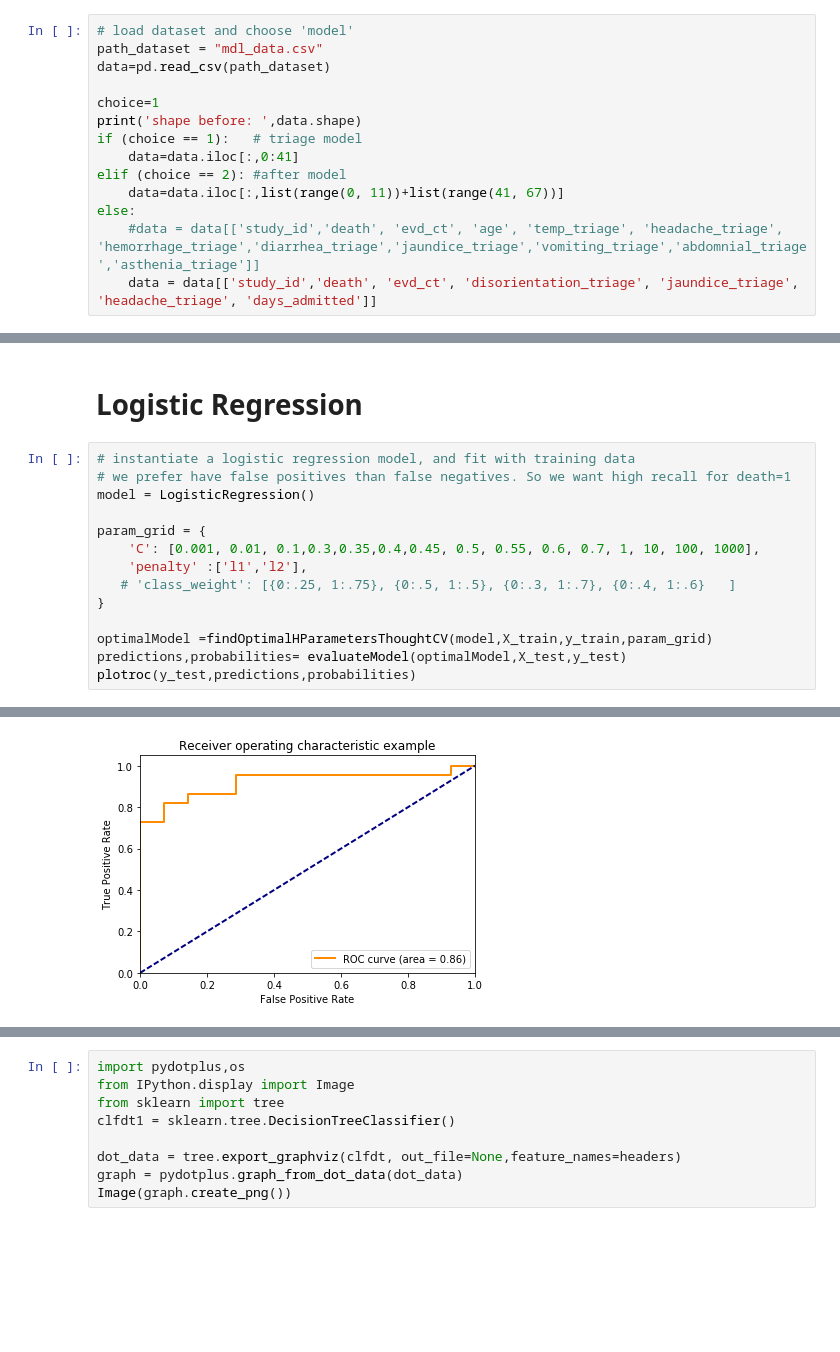
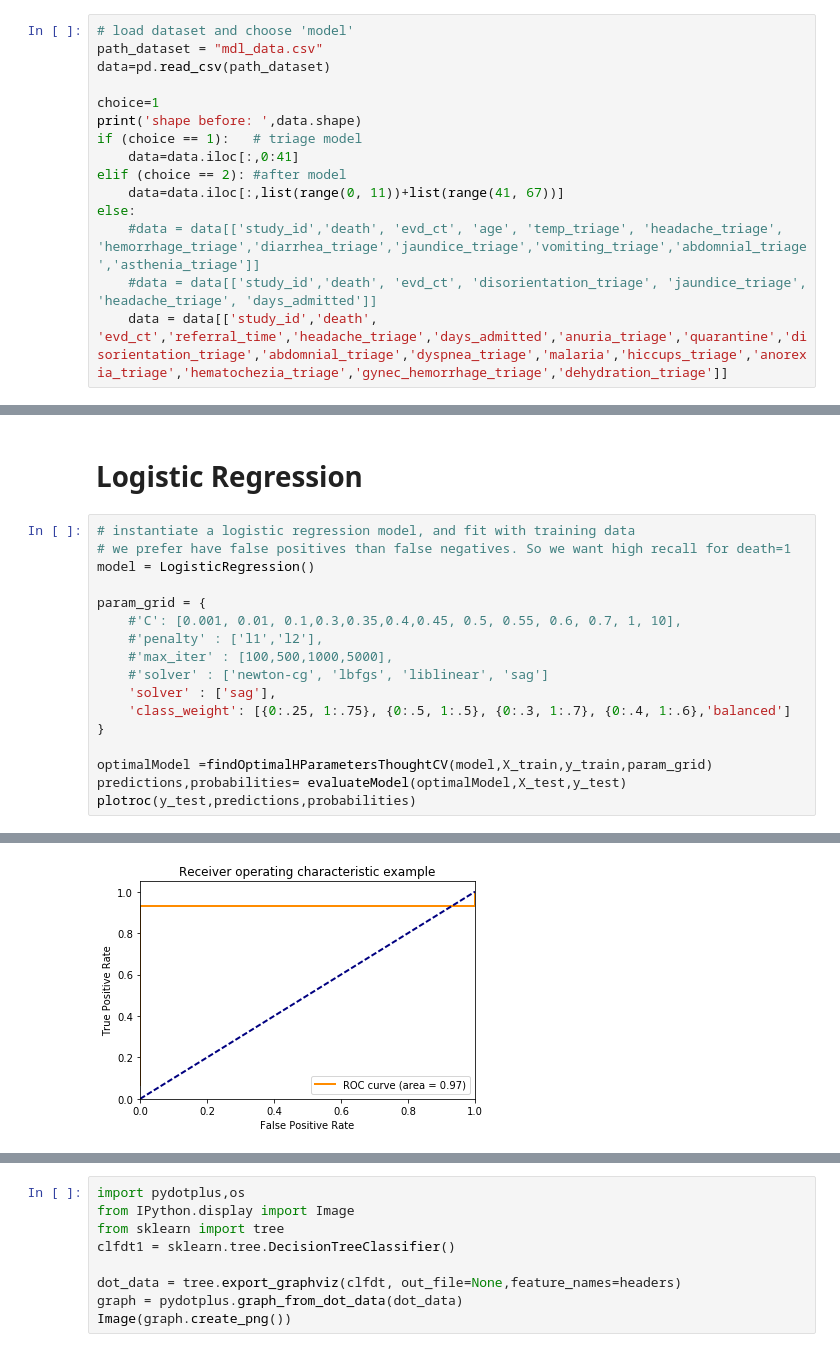
Before and after one commit to GabeOchieng/EbolaML-1, a Jupyter notebook: EbolaPrediction.ipynb, the cells around one changed output, grey strips where cells are left out. Drawn from its saved outputs; the diff is of its cells as text; blank space fills up the shorter version.

```diff
--- a/EbolaPrediction.ipynb
+++ b/EbolaPrediction.ipynb
@@ -34,6 +98,7 @@ elif (choice == 2): #after model
     data=data.iloc[:,list(range(0, 11))+list(range(41, 67))]
 else:
     #data = data[['study_id','death', 'evd_ct', 'age', 'temp_triage', 'headache_triage', 'hemorrhage_triage','diarrhea_triage','jaundice_triage','vomiting_triage','abdomnial_triage','asthenia_triage']]
-    data = data[['study_id','death', 'evd_ct', 'disorientation_triage', 'jaundice_triage', 'headache_triage', 'days_admitted']]
+    #data = data[['study_id','death', 'evd_ct', 'disorientation_triage', 'jaundice_triage', 'headache_triage', 'days_admitted']]
+    data = data[['study_id','death', 'evd_ct','referral_time','headache_triage','days_admitted','anuria_triage','quarantine','disorientation_triage','abdomnial_triage','dyspnea_triage','malaria','hiccups_triage','anorexia_triage','hematochezia_triage','gynec_hemorrhage_triage','dehydration_triage']]
 # %% [output]
 shape before:  (575, 67)
@@ -161,9 +220,12 @@ dtype: int64
 model = LogisticRegression()
 
 param_grid = {
-    'C': [0.001, 0.01, 0.1,0.3,0.35,0.4,0.45, 0.5, 0.55, 0.6, 0.7, 1, 10, 100, 1000],
-    'penalty' :['l1','l2'],
-   # 'class_weight': [{0:.25, 1:.75}, {0:.5, 1:.5}, {0:.3, 1:.7}, {0:.4, 1:.6}   ]
+    #'C': [0.001, 0.01, 0.1,0.3,0.35,0.4,0.45, 0.5, 0.55, 0.6, 0.7, 1, 10],
+    #'penalty' : ['l1','l2'],
+    #'max_iter' : [100,500,1000,5000],
+    #'solver' : ['newton-cg', 'lbfgs', 'liblinear', 'sag']
+    'solver' : ['sag'],
+    'class_weight': [{0:.25, 1:.75}, {0:.5, 1:.5}, {0:.3, 1:.7}, {0:.4, 1:.6},'balanced']
 }
 
 optimalModel =findOptimalHParametersThoughtCV(model,X_train,y_train,param_grid)
@@ -187 +249 @@ Matthew Correlation coefficient 0.71272556889
-[figure, old version]
+[figure, new version]
```
Also changed, not shown: parts of 37 cells of this notebook, 1 other file.
